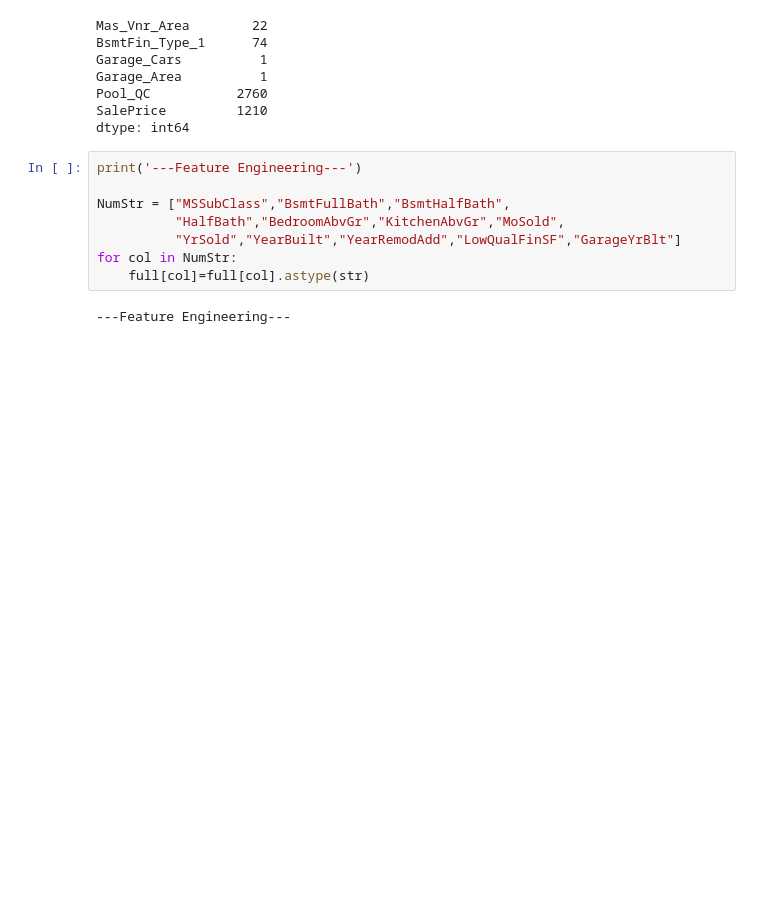
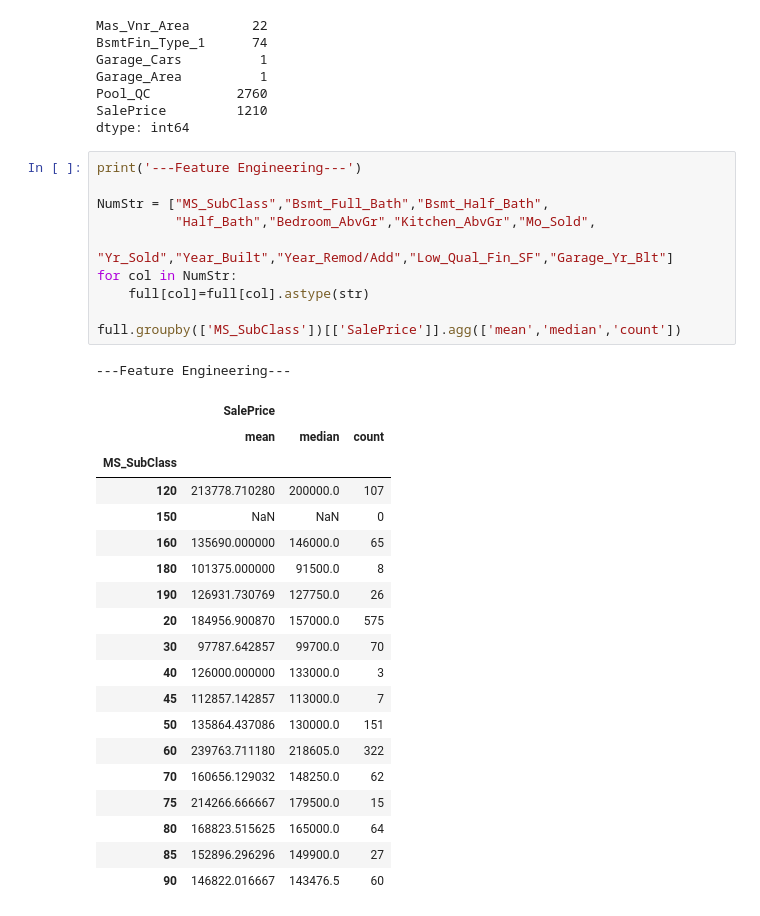
Before and after one commit to greatabel/PythonProjectLearn, a Jupyter notebook: b6969price_predict/Assignment2.ipynb, the cells around one changed output. Drawn from its saved outputs; the diff is of its cells as text; blank space fills up the shorter version.

```diff
--- a/b6969price_predict/Assignment2.ipynb
+++ b/b6969price_predict/Assignment2.ipynb
@@ -235,10 +235,31 @@ dtype: int64
 # %%
 print('---Feature Engineering---')
 
-NumStr = ["MSSubClass","BsmtFullBath","BsmtHalfBath",
-          "HalfBath","BedroomAbvGr","KitchenAbvGr","MoSold",
-          "YrSold","YearBuilt","YearRemodAdd","LowQualFinSF","GarageYrBlt"]
+NumStr = ["MS_SubClass","Bsmt_Full_Bath","Bsmt_Half_Bath",
+          "Half_Bath","Bedroom_AbvGr","Kitchen_AbvGr","Mo_Sold",
+          "Yr_Sold","Year_Built","Year_Remod/Add","Low_Qual_Fin_SF","Garage_Yr_Blt"]
 for col in NumStr:
     full[col]=full[col].astype(str)
+
+full.groupby(['MS_SubClass'])[['SalePrice']].agg(['mean','median','count'])
 # %% [output]
 ---Feature Engineering---
+|  | SalePrice |  |  |
+|  | mean | median | count |
+| MS_SubClass |  |  |  |
+| 120 | 213778.710280 | 200000.0 | 107 |
+| 150 | NaN | NaN | 0 |
+| 160 | 135690.000000 | 146000.0 | 65 |
+| 180 | 101375.000000 | 91500.0 | 8 |
+| 190 | 126931.730769 | 127750.0 | 26 |
+| 20 | 184956.900870 | 157000.0 | 575 |
+| 30 | 97787.642857 | 99700.0 | 70 |
+| 40 | 126000.000000 | 133000.0 | 3 |
+| 45 | 112857.142857 | 113000.0 | 7 |
+| 50 | 135864.437086 | 130000.0 | 151 |
+| 60 | 239763.711180 | 218605.0 | 322 |
+| 70 | 160656.129032 | 148250.0 | 62 |
+| 75 | 214266.666667 | 179500.0 | 15 |
+| 80 | 168823.515625 | 165000.0 | 64 |
+| 85 | 152896.296296 | 149900.0 | 27 |
+| 90 | 146822.016667 | 143476.5 | 60 |
```
Also changed, not shown: parts of 2 cells of this notebook.
